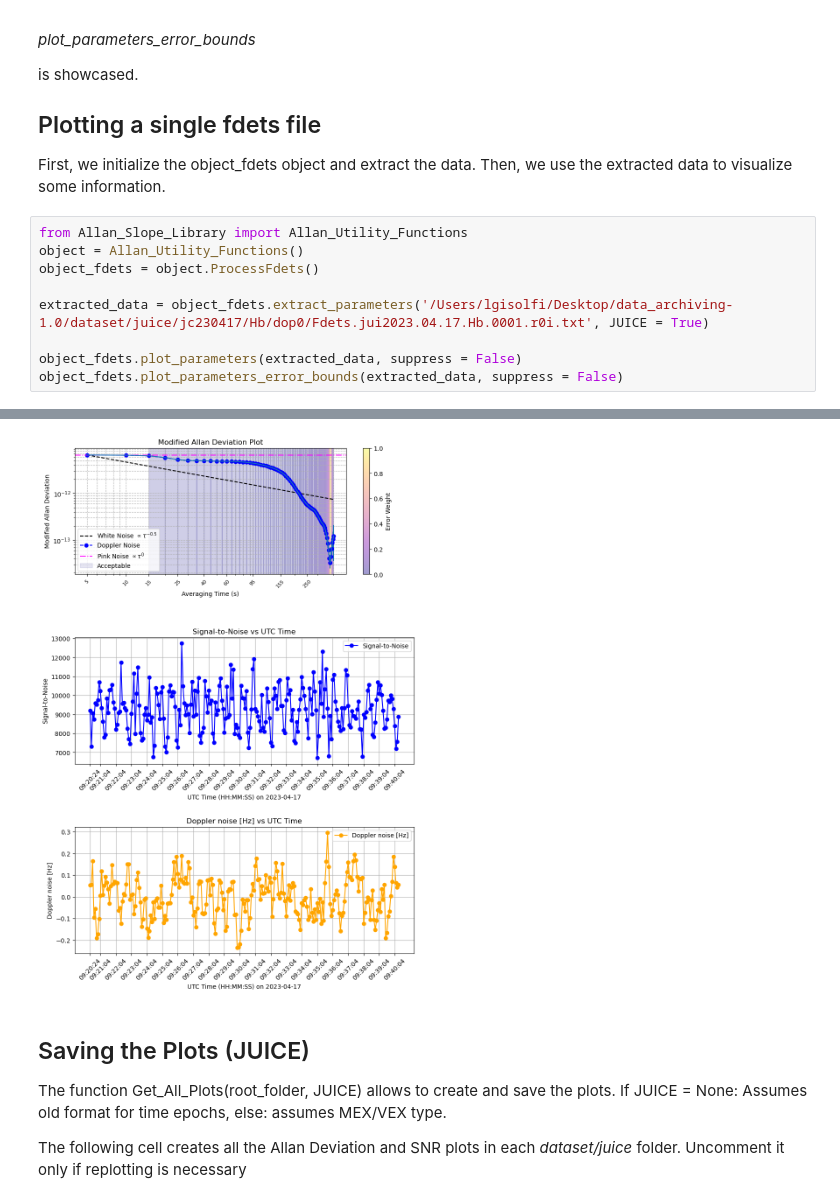
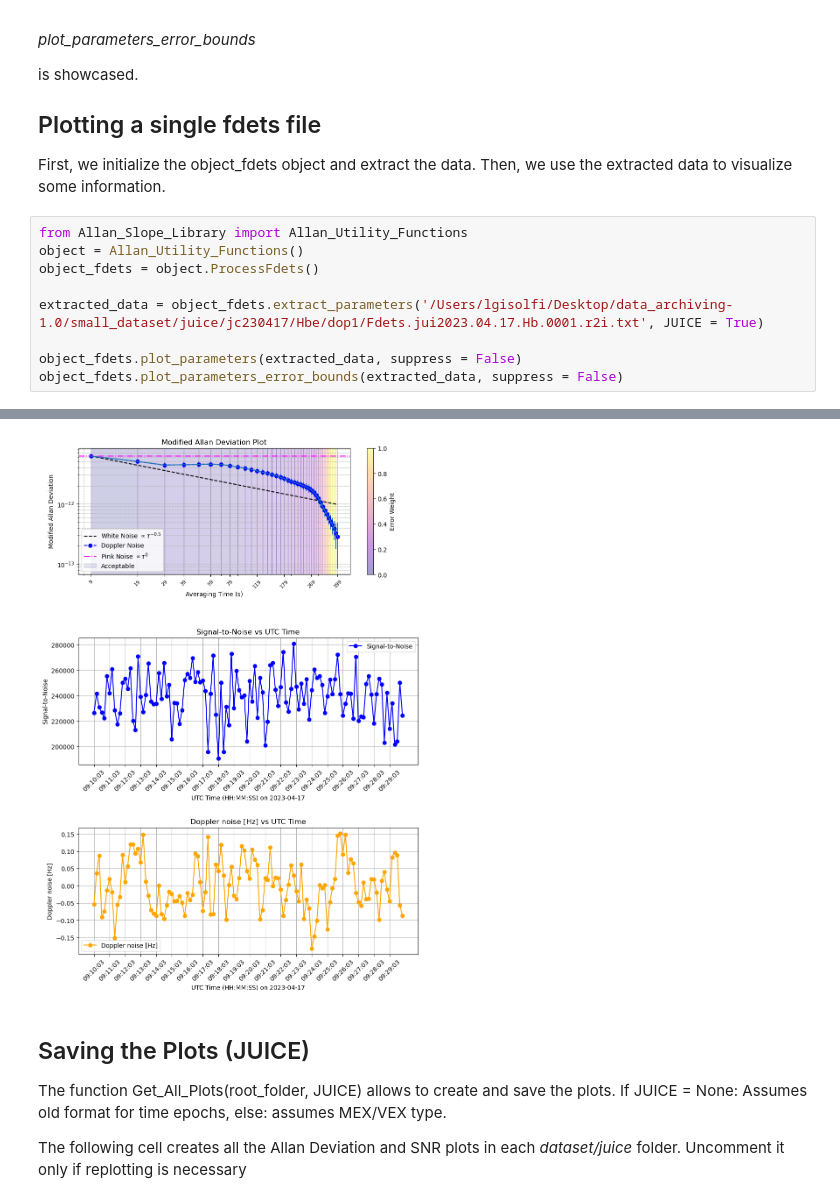
Before and after one commit to luigigisolfi/Allan_Features, a Jupyter notebook: Demo.ipynb, the cells around one changed output, grey strips where cells are left out. Saved outputs shown, nothing was run; the diff lists cells and outputs as text.

Commit message:
Corrected small typo for the user to use this code

```diff
--- a/Demo.ipynb
+++ b/Demo.ipynb
@@ -19,7 +19,7 @@ from Allan_Slope_Library import Allan_Utility_Functions
 object = Allan_Utility_Functions()
 object_fdets = object.ProcessFdets()
 
-extracted_data = object_fdets.extract_parameters('/Users/lgisolfi/Desktop/data_archiving-1.0/dataset/juice/jc230417/Hb/dop0/Fdets.jui2023.04.17.Hb.0001.r0i.txt', JUICE = True)
+extracted_data = object_fdets.extract_parameters('/Users/lgisolfi/Desktop/data_archiving-1.0/small_dataset/juice/jc230417/Hbe/dop1/Fdets.jui2023.04.17.Hb.0001.r2i.txt', JUICE = True)
 
 object_fdets.plot_parameters(extracted_data, suppress = False)
 object_fdets.plot_parameters_error_bounds(extracted_data, suppress = False)
@@ -28,4 +28,4 @@ object_fdets.plot_parameters_error_bounds(extracted_data, suppress = False)
-[figure, old version]
+[figure, new version]
 # %% [markdown]
 ## Saving the Plots (JUICE)
 The function Get_All_Plots(root_folder, JUICE) allows to create and save the plots.
```
Also changed, not shown: parts of 3 cells of this notebook.
